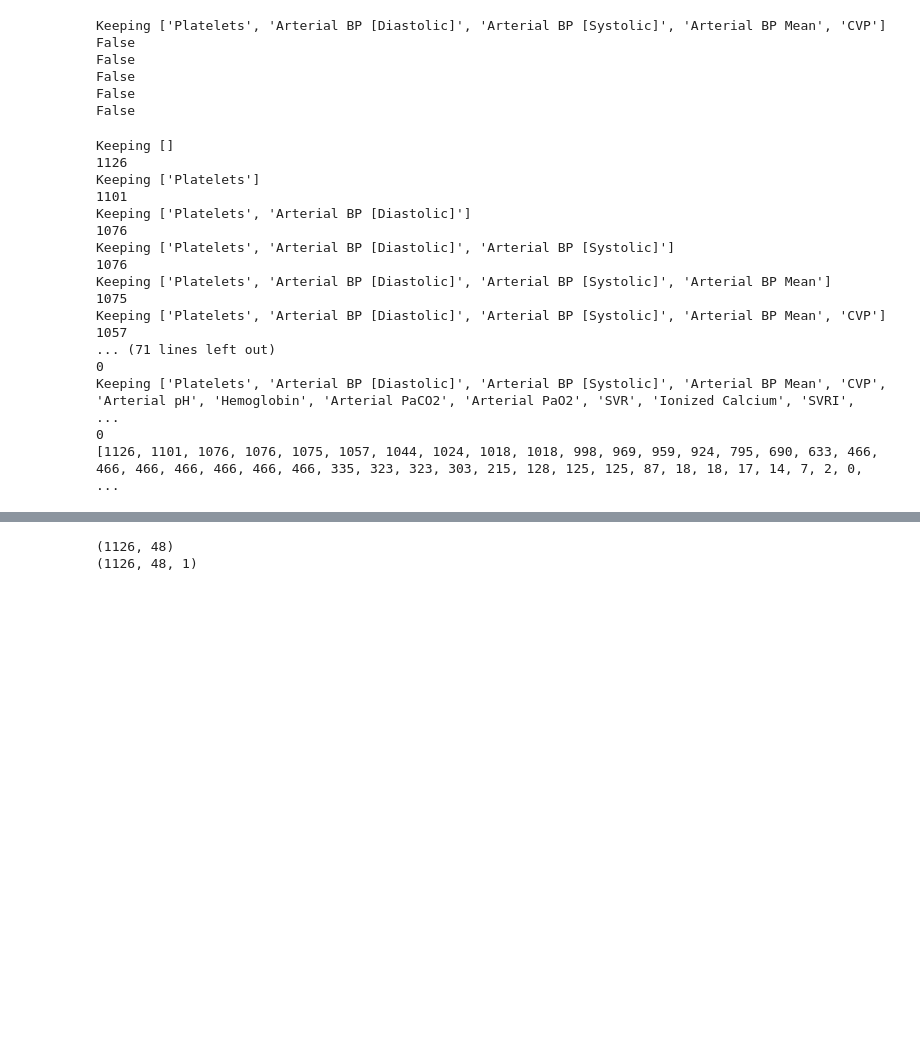
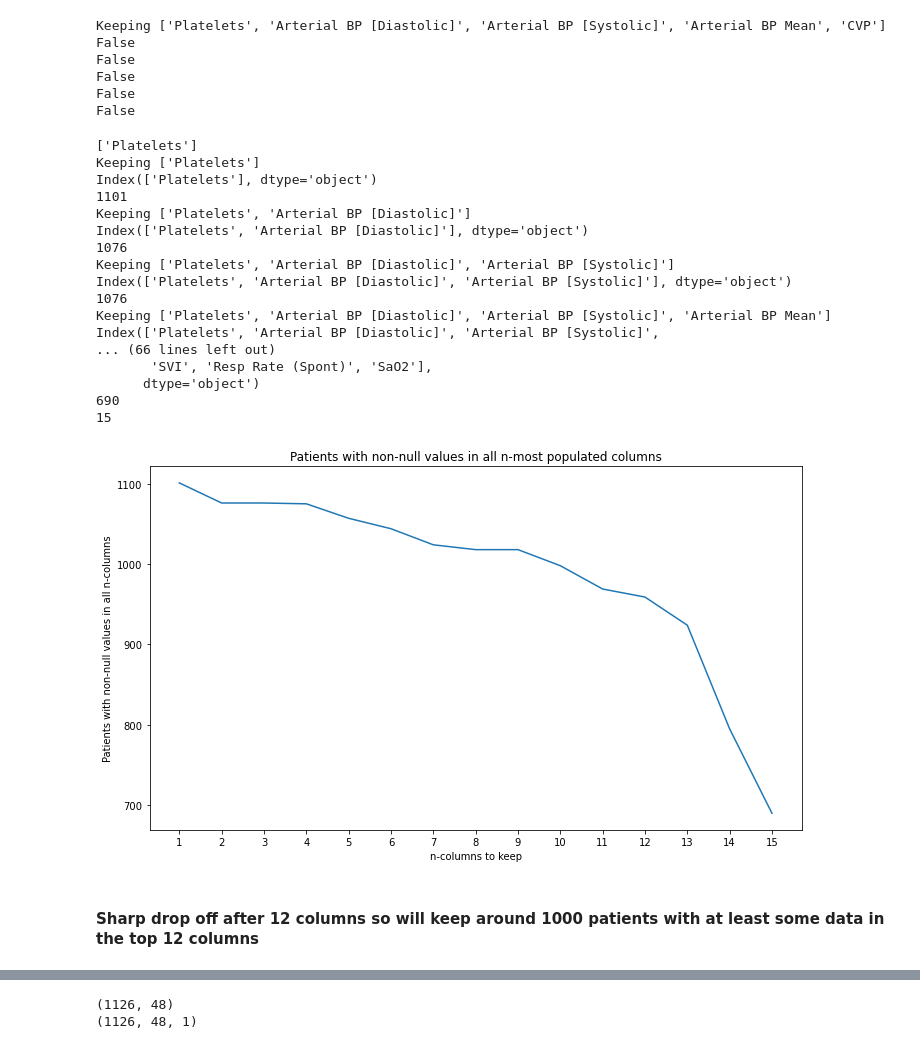
Before and after one commit to BenMarkFrost/LEN_Individual_Project, a Jupyter notebook: Static/temporalClustering.ipynb, the cells around one changed output, grey strips where cells are left out. Cells and saved outputs as stored; diff of their text form; code cells hidden in the pictures; blank space fills up the shorter version.

Commit message:
Improving feature clustering

```diff
--- a/Static/temporalClustering.ipynb
+++ b/Static/temporalClustering.ipynb
@@ -149,11 +149,16 @@ False
 # %%
 
 patientsKept = []
+numPatientsKept = []
+
+print(list(nullCount.keys())[:1])
 
 
-for i in range(len(patient.data.columns)):
+for i in range(len(list(patient.data.columns)[:15])):
 
-    columnsToKeep = list(nullCount.keys())[:i]
+    # print(i)
+
+    columnsToKeep = list(nullCount.keys())[:i+1]
 
     print(f"Keeping {columnsToKeep}")
 
@@ -167,33 +172,40 @@ for i in range(len(patient.data.columns)):
                 break
 
         else:
-            nonNullPatients.append(patient)
+            patient.clusteringColumns = patient.data[columnsToKeep]
+            # print(patient.clusteringColumns)
+            nonNullPatients.append(copy.copy(patient))
+
+
+    print(nonNullPatients[0].clusteringColumns.columns)
+
 
     # nonNullPatients = [patient for patient in patients if not patient.data[columnsToKeep].isnull().all().all()]
 
 
     print(len(nonNullPatients))
 
-    patientsKept.append(len(nonNullPatients))
+    patientsKept.append(nonNullPatients)
+    numPatientsKept.append(len(nonNullPatients))
 
-print(patientsKept)
+print(len(patientsKept))
 
 # display(patients[0].data[columnsToKeep])
 # %% [output]
-Keeping []
-1126
+['Platelets']
 Keeping ['Platelets']
+Index(['Platelets'], dtype='object')
 1101
 Keeping ['Platelets', 'Arterial BP [Diastolic]']
+Index(['Platelets', 'Arterial BP [Diastolic]'], dtype='object')
 1076
 Keeping ['Platelets', 'Arterial BP [Diastolic]', 'Arterial BP [Systolic]']
+Index(['Platelets', 'Arterial BP [Diastolic]', 'Arterial BP [Systolic]'], dtype='object')
 1076
 Keeping ['Platelets', 'Arterial BP [Diastolic]', 'Arterial BP [Systolic]', 'Arterial BP Mean']
-1075
-Keeping ['Platelets', 'Arterial BP [Diastolic]', 'Arterial BP [Systolic]', 'Arterial BP Mean', 'CVP']
-1057
-... (71 lines left out)
-0
-Keeping ['Platelets', 'Arterial BP [Diastolic]', 'Arterial BP [Systolic]', 'Arterial BP Mean', 'CVP', 'Arterial pH', 'Hemoglobin', 'Arterial PaCO2', 'Arterial PaO2', 'SVR', 'Ionized Calcium', 'SVRI',  ...
-0
-[1126, 1101, 1076, 1076, 1075, 1057, 1044, 1024, 1018, 1018, 998, 969, 959, 924, 795, 690, 633, 466, 466, 466, 466, 466, 466, 466, 335, 323, 323, 303, 215, 128, 125, 125, 87, 18, 18, 17, 14, 7, 2, 0,  ...
+Index(['Platelets', 'Arterial BP [Diastolic]', 'Arterial BP [Systolic]',
+... (66 lines left out)
+       'SVI', 'Resp Rate (Spont)', 'SaO2'],
+      dtype='object')
+690
+15
@@ -203,0 +212,22 @@ patientsKeptDF
+# %%
+patientsKeptDF = pd.DataFrame(data=numPatientsKept)
+
+patientsKeptDF['n_col'] =list(range(1, len(patientsKeptDF)+1))
+
+patientsKeptDF = patientsKeptDF.set_index('n_col')
+
+
+
+fig = plt.figure(figsize=(10, 6))
+
+plt.xticks(patientsKeptDF.iloc[:,0].index)
+plt.xlabel("n-columns to keep")
+plt.ylabel("Patients with non-null values in all n-columns")
+plt.title("Patients with non-null values in all n-most populated columns")
+plt.plot(patientsKeptDF.iloc[:,0])
+plt.tight_layout()
+plt.show()
+# %% [output]
+[figure, added]
+# %% [markdown]
+#### Sharp drop off after 12 columns so will keep around 1000 patients with at least some data in the top 12 columns
```
Also changed, not shown: parts of 8 cells of this notebook.
